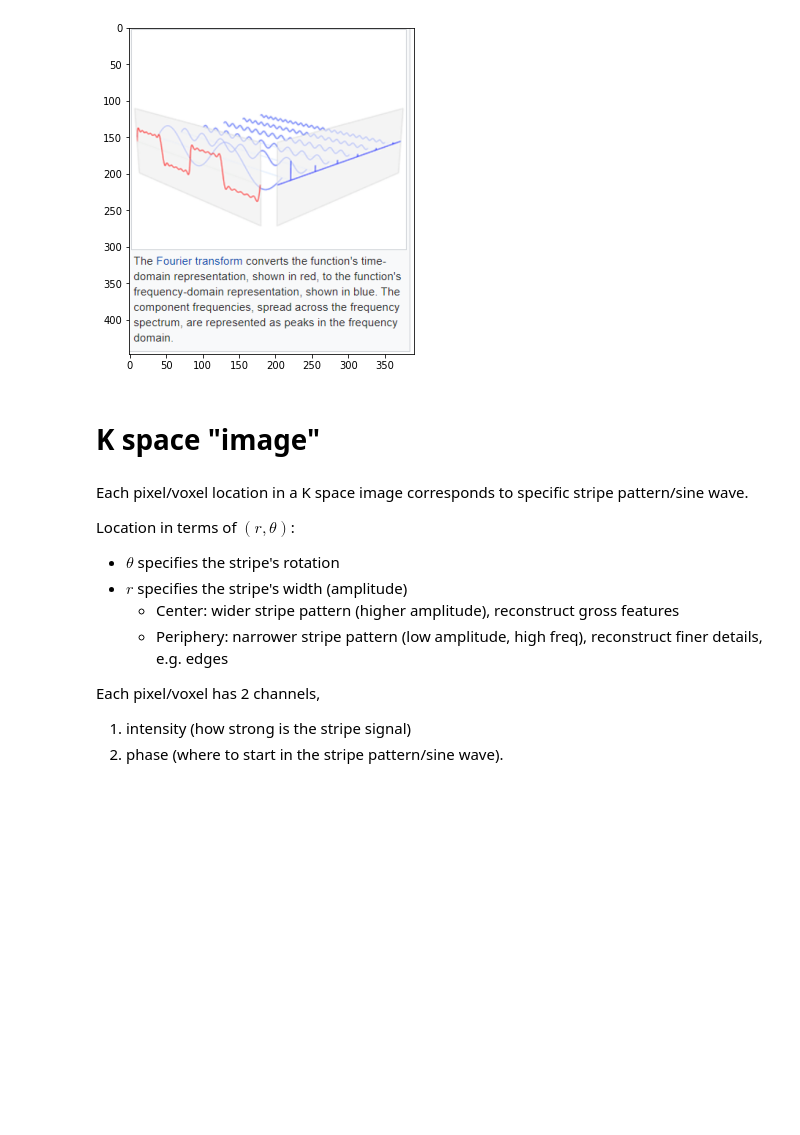
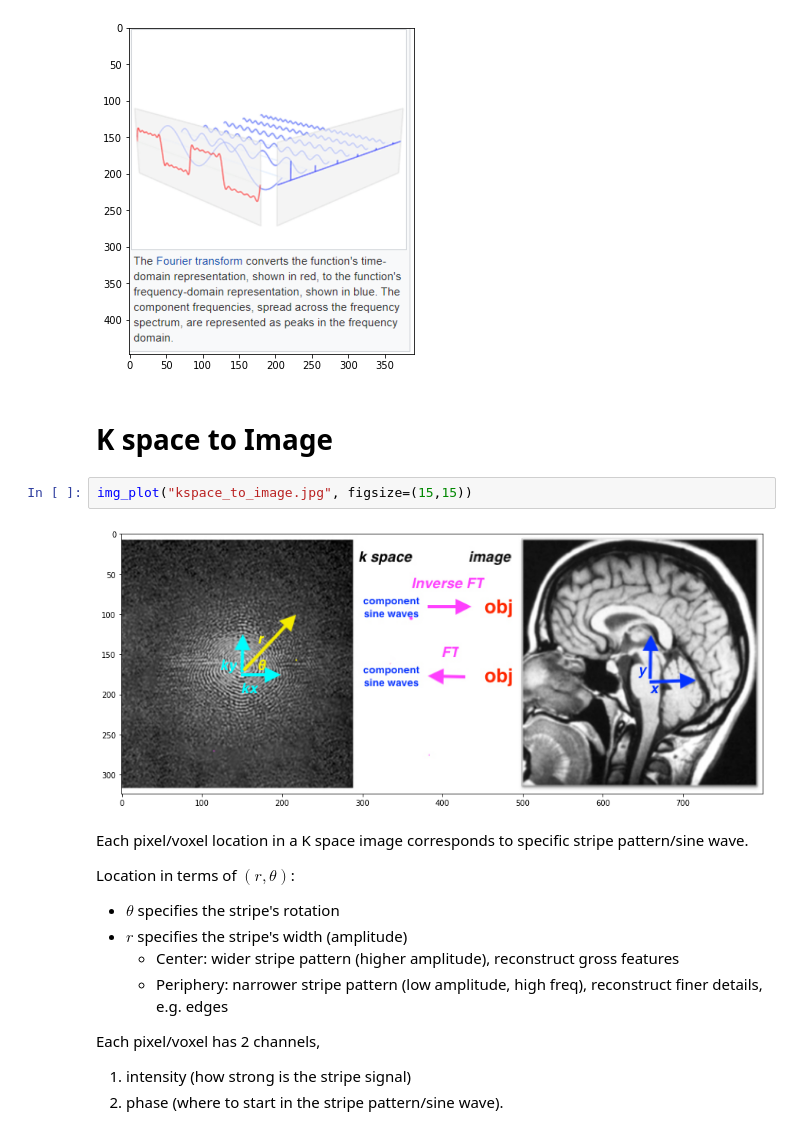
Before and after one commit to RGologorsky/fastmri, a Jupyter notebook: notes/01_notes_FastMRI.ipynb, the cells around one changed output. Drawn from its saved outputs; the diff is of its cells as text; blank space fills up the shorter version.

```diff
--- a/notes/01_notes_FastMRI.ipynb
+++ b/notes/01_notes_FastMRI.ipynb
@@ -77,7 +77,11 @@ img_plot("Fourier transform.png")
 # %% [output]
 [figure]
 # %% [markdown]
-# K space "image"
+# K space to Image
+# %%
+img_plot("kspace_to_image.jpg", figsize=(15,15))
+# %% [output]
+[figure, added]
 # %% [markdown]
 
 Each pixel/voxel location in a K space image corresponds to specific stripe pattern/sine wave.
```
Also changed, not shown: parts of 6 cells of this notebook, 2 other files.
